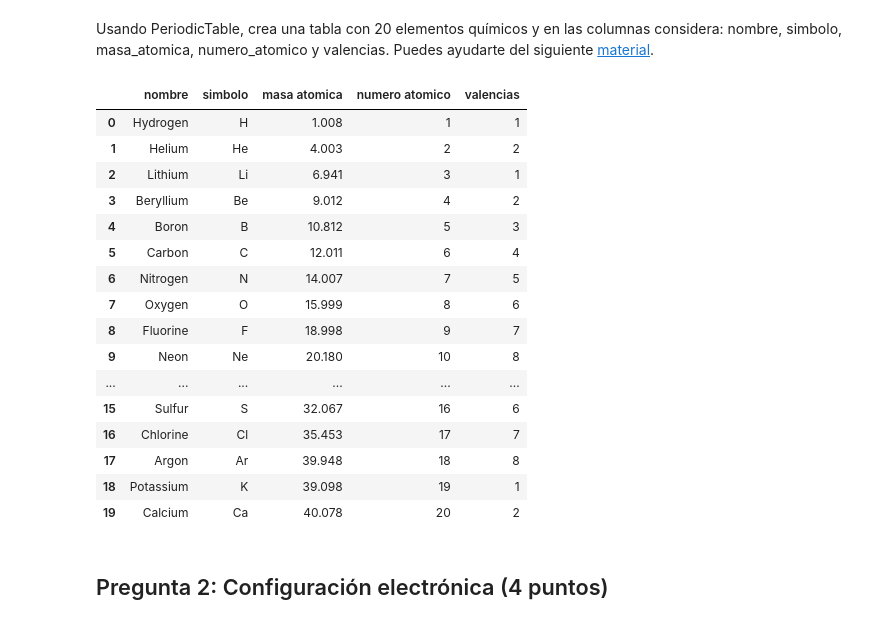
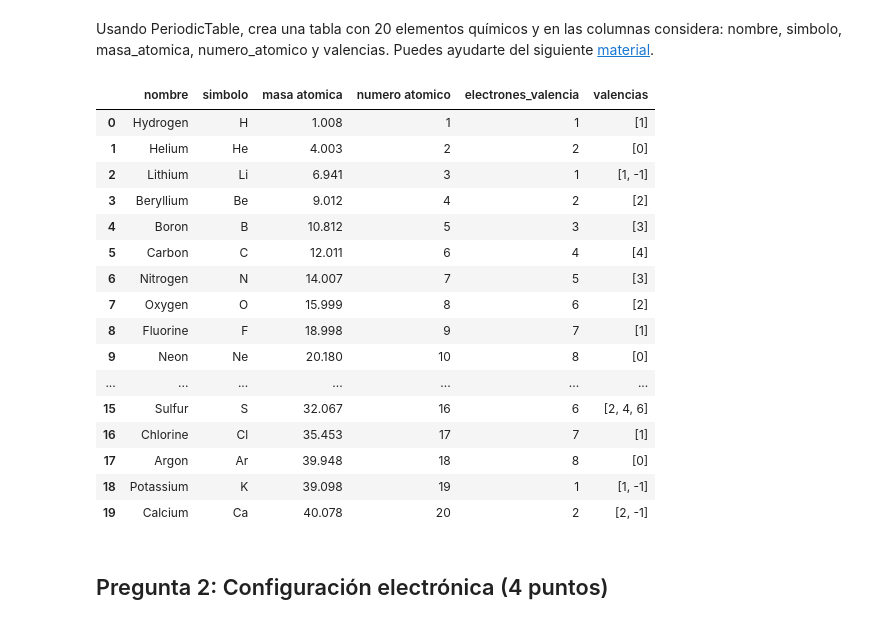
Before and after one commit to GabrielPGu/Quimica, a Jupyter notebook: PC_2_Quimica_UNMSM_Poma_Gutierrez.ipynb, the cells around one changed output. Saved outputs shown, nothing was run; the diff lists cells and outputs as text; code cells hidden in the pictures.

```diff
--- a/PC_2_Quimica_UNMSM_Poma_Gutierrez.ipynb
+++ b/PC_2_Quimica_UNMSM_Poma_Gutierrez.ipynb
@@ -22,35 +22,36 @@ PeriodicTable = Chem.GetPeriodicTable()
 # %%
 simbolos = [PeriodicTable.GetElementSymbol(i) for i in range(1,21)]
 nombre = [PeriodicTable.GetElementName(j) for j in range(1,21)]
 masa = [PeriodicTable.GetAtomicWeight(j) for j in simbolos]
 numero = [PeriodicTable.GetAtomicNumber(j) for j in simbolos]
-valencias = [PeriodicTable.GetNOuterElecs(x) for x in range(1,21)]
+valencias = [PeriodicTable.GetValenceList(j) for j in range(1,21)]
+elec_valencias = [PeriodicTable.GetNOuterElecs(j) for j in range(1,21)]
 
 import pandas as pd
 
 data = {'nombre': nombre, 'simbolo': simbolos,
         'masa atomica': masa, 'numero atomico': numero,
-        'valencias': valencias}
+        'electrones_valencia': elec_valencias, 'valencias': valencias}
 df = pd.DataFrame(data)
 df
 # %% [output]
-|  | nombre | simbolo | masa atomica | numero atomico | valencias |
-| 0 | Hydrogen | H | 1.008 | 1 | 1 |
-| 1 | Helium | He | 4.003 | 2 | 2 |
-| 2 | Lithium | Li | 6.941 | 3 | 1 |
-| 3 | Beryllium | Be | 9.012 | 4 | 2 |
-| 4 | Boron | B | 10.812 | 5 | 3 |
-| 5 | Carbon | C | 12.011 | 6 | 4 |
-| 6 | Nitrogen | N | 14.007 | 7 | 5 |
-| 7 | Oxygen | O | 15.999 | 8 | 6 |
-| 8 | Fluorine | F | 18.998 | 9 | 7 |
-| 9 | Neon | Ne | 20.180 | 10 | 8 |
-| ... | ... | ... | ... | ... | ... |
-| 15 | Sulfur | S | 32.067 | 16 | 6 |
-| 16 | Chlorine | Cl | 35.453 | 17 | 7 |
-| 17 | Argon | Ar | 39.948 | 18 | 8 |
-| 18 | Potassium | K | 39.098 | 19 | 1 |
-| 19 | Calcium | Ca | 40.078 | 20 | 2 |
+|  | nombre | simbolo | masa atomica | numero atomico | electrones_valencia | valencias |
+| 0 | Hydrogen | H | 1.008 | 1 | 1 | [1] |
+| 1 | Helium | He | 4.003 | 2 | 2 | [0] |
+| 2 | Lithium | Li | 6.941 | 3 | 1 | [1, -1] |
+| 3 | Beryllium | Be | 9.012 | 4 | 2 | [2] |
+| 4 | Boron | B | 10.812 | 5 | 3 | [3] |
+| 5 | Carbon | C | 12.011 | 6 | 4 | [4] |
+| 6 | Nitrogen | N | 14.007 | 7 | 5 | [3] |
+| 7 | Oxygen | O | 15.999 | 8 | 6 | [2] |
+| 8 | Fluorine | F | 18.998 | 9 | 7 | [1] |
+| 9 | Neon | Ne | 20.180 | 10 | 8 | [0] |
+| ... | ... | ... | ... | ... | ... | ... |
+| 15 | Sulfur | S | 32.067 | 16 | 6 | [2, 4, 6] |
+| 16 | Chlorine | Cl | 35.453 | 17 | 7 | [1] |
+| 17 | Argon | Ar | 39.948 | 18 | 8 | [0] |
+| 18 | Potassium | K | 39.098 | 19 | 1 | [1, -1] |
+| 19 | Calcium | Ca | 40.078 | 20 | 2 | [2, -1] |
 # %% [markdown]
 ## Pregunta 2: Configuración electrónica (4 puntos)
 # %% [markdown]
```
Also changed, not shown: parts of 1 cell of this notebook.
